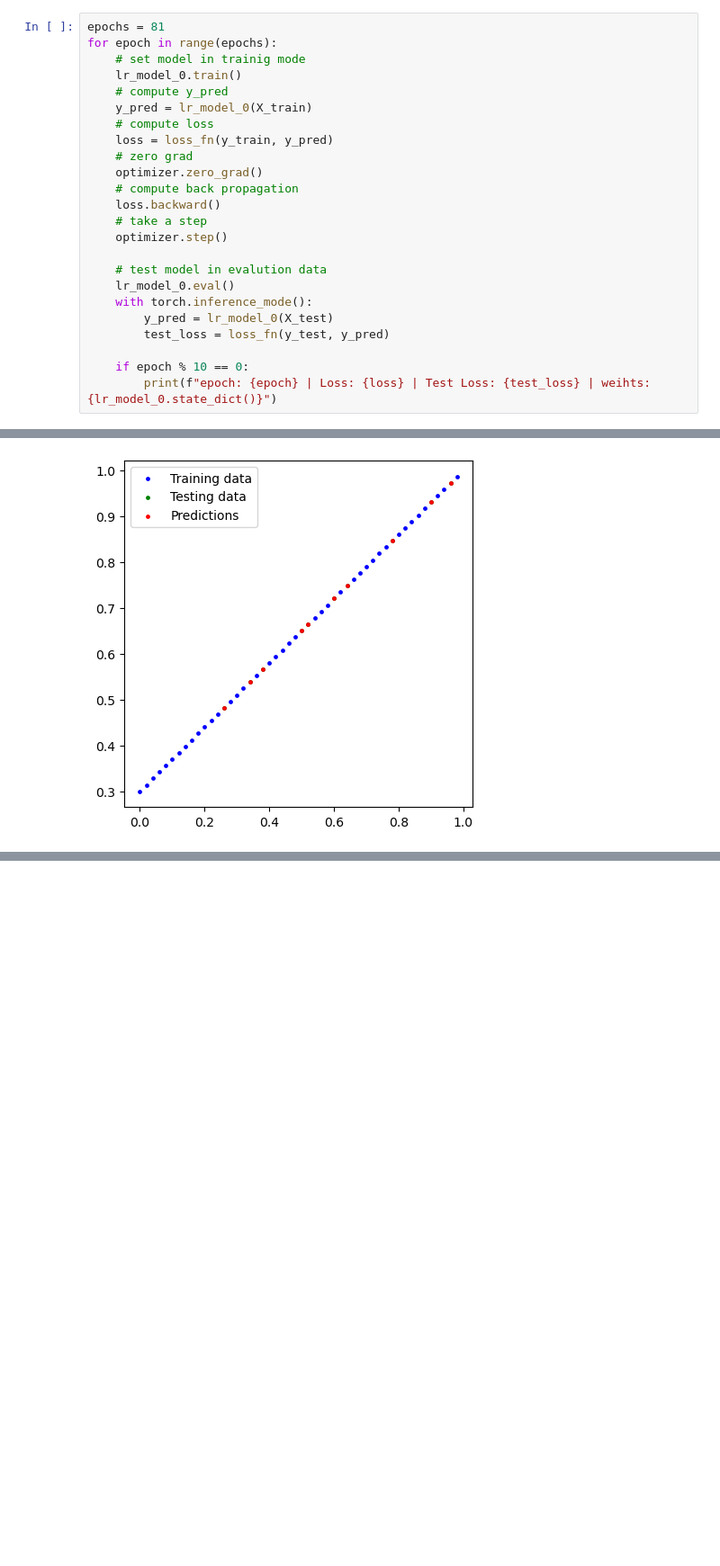
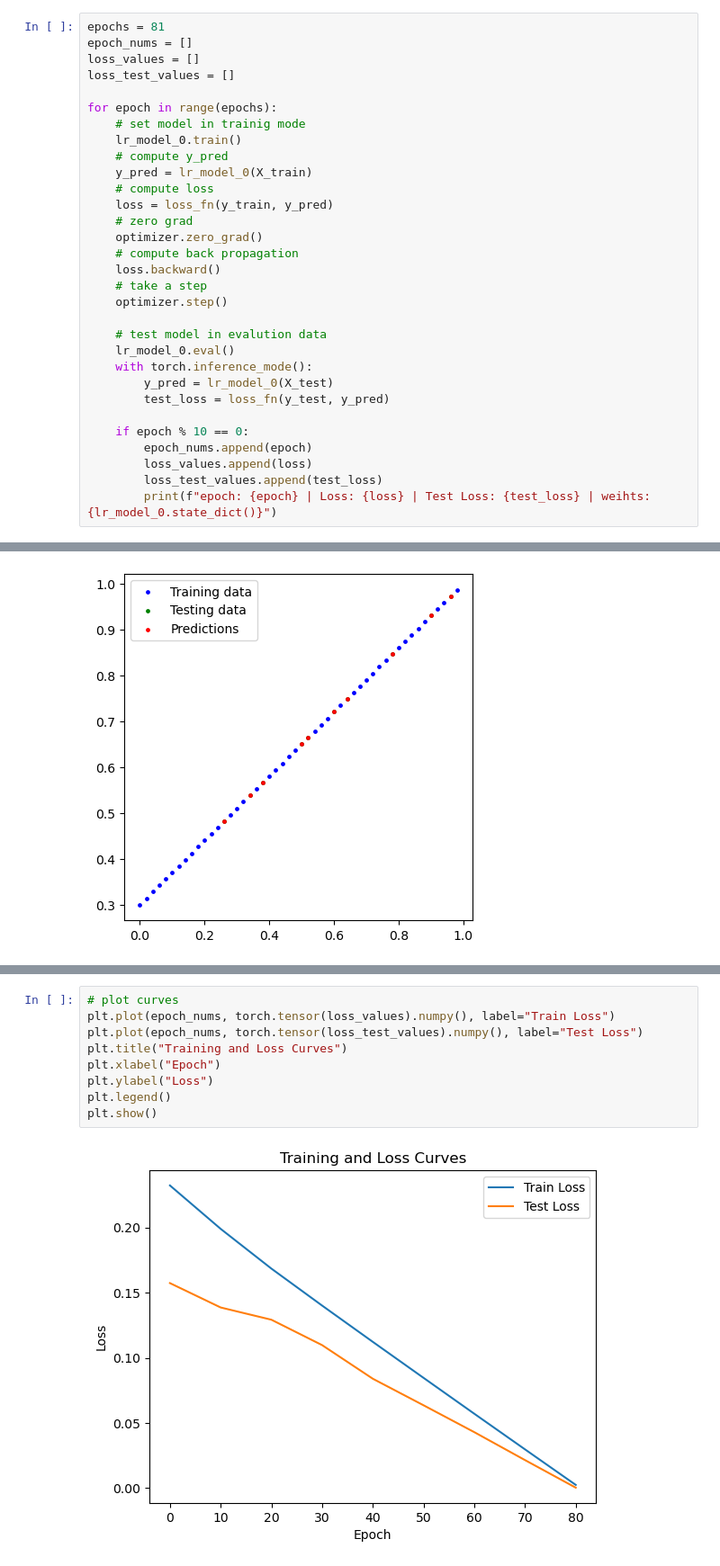
Before and after one commit to aymanmohamed043/Pytorch, a Jupyter notebook: 01.pytorch Workflow.ipynb, the cells around one changed output, grey strips where cells are left out. Shown: that part at 90% size. Cells and saved outputs as stored; diff of their text form; blank space fills up the shorter version.

Commit message:
complete traing and test sections

```diff
--- a/01.pytorch Workflow.ipynb
+++ b/01.pytorch Workflow.ipynb
@@ -129,6 +129,10 @@ optimizer = torch.optim.Adam(lr_model_0.parameters(), lr=.01)
 ### Training Loop
 # %%
 epochs = 81
+epoch_nums = []
+loss_values = []
+loss_test_values = []
+
 for epoch in range(epochs):
     # set model in trainig mode
     lr_model_0.train()
@@ -150,6 +154,9 @@ for epoch in range(epochs):
         test_loss = loss_fn(y_test, y_pred)
 
     if epoch % 10 == 0:
+        epoch_nums.append(epoch)
+        loss_values.append(loss)
+        loss_test_values.append(test_loss)
         print(f"epoch: {epoch} | Loss: {loss} | Test Loss: {test_loss} | weihts: {lr_model_0.state_dict()}")
 # %% [output]
 epoch: 0 | Loss: 0.2322920858860016 | Test Loss: 0.15731747448444366 | weihts: OrderedDict({'weights': tensor([-0.1368]), 'bias': tensor([0.7761])})
@@ -188,0 +199,11 @@ plot_predctions(predctions=y_pred)
+# %%
+# plot curves
+plt.plot(epoch_nums, torch.tensor(loss_values).numpy(), label="Train Loss")
+plt.plot(epoch_nums, torch.tensor(loss_test_values).numpy(), label="Test Loss")
+plt.title("Training and Loss Curves")
+plt.xlabel("Epoch")
+plt.ylabel("Loss")
+plt.legend()
+plt.show()
+# %% [output]
+[figure, added]
```
Also changed, not shown: parts of 1 cell of this notebook.
